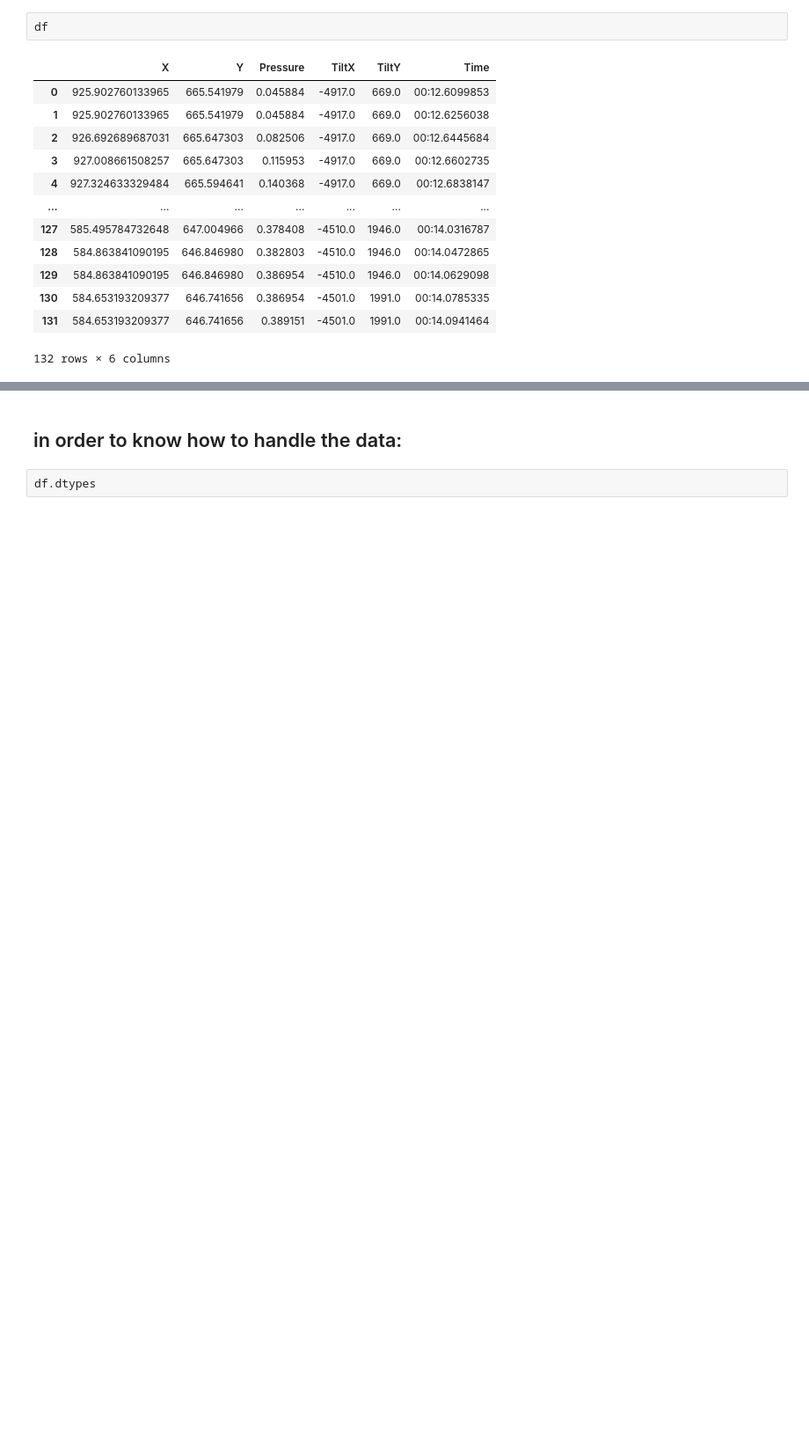
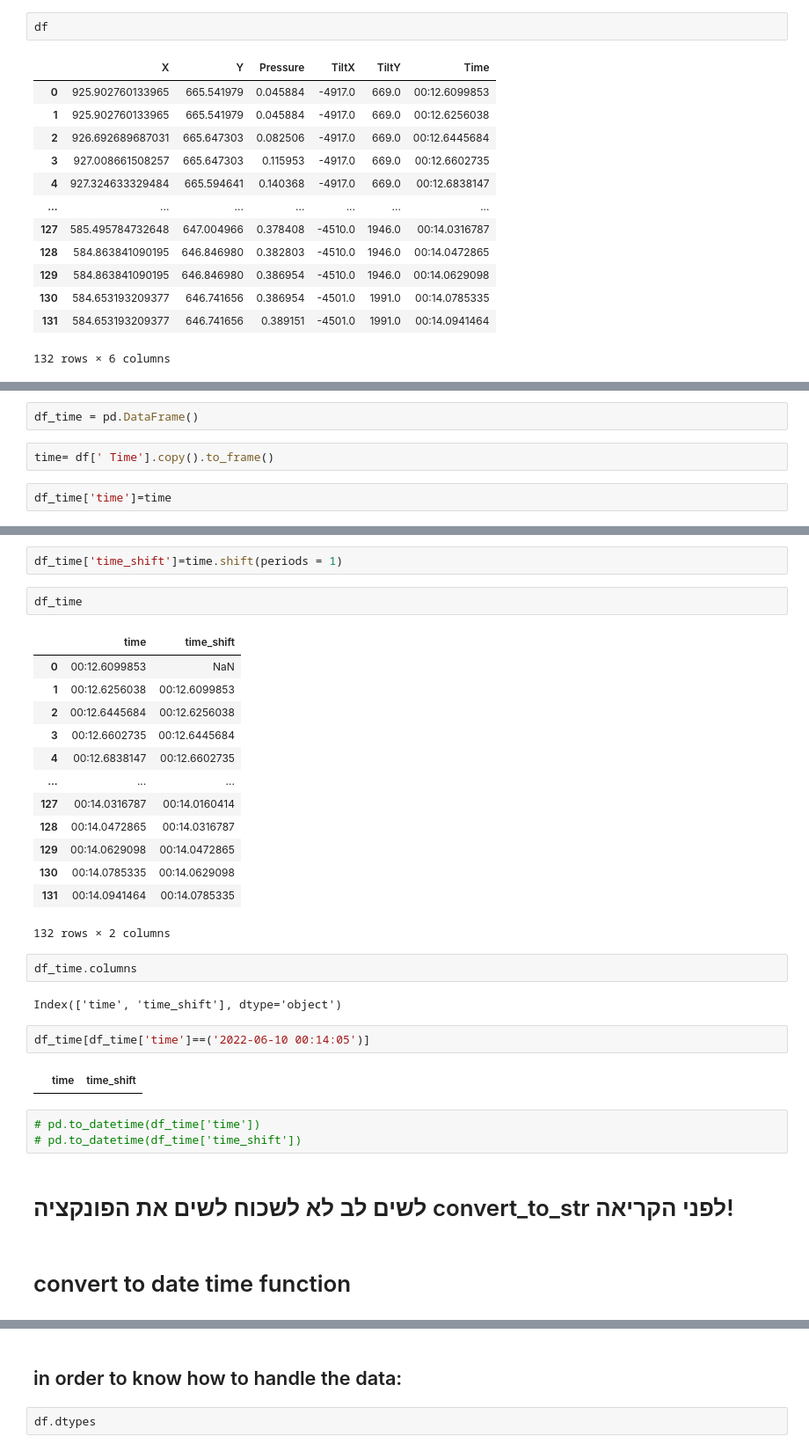
Before and after one commit to BabyBlue555/firstYear_semB_project, a Jupyter notebook: task4.ipynb, the cells around one changed output, grey strips where cells are left out. Shown at 88% size. Drawn from its saved outputs; the diff is of its cells as text; blank space fills up the shorter version.

```diff
--- a/task4.ipynb
+++ b/task4.ipynb
@@ -114,0 +33,6 @@ TypeError: object of type 'NoneType' has no len()
+# %%
+df_time = pd.DataFrame()
+# %%
+time= df[' Time'].copy().to_frame()
+# %%
+df_time['time']=time
@@ -114,0 +55,34 @@ TypeError: object of type 'NoneType' has no len()
+# %%
+df_time['time_shift']=time.shift(periods = 1)
+# %%
+df_time
+# %% [output]
+|  | time | time_shift |
+| 0 | 00:12.6099853 | NaN |
+| 1 | 00:12.6256038 | 00:12.6099853 |
+| 2 | 00:12.6445684 | 00:12.6256038 |
+| 3 | 00:12.6602735 | 00:12.6445684 |
+| 4 | 00:12.6838147 | 00:12.6602735 |
+| ... | ... | ... |
+| 127 | 00:14.0316787 | 00:14.0160414 |
+| 128 | 00:14.0472865 | 00:14.0316787 |
+| 129 | 00:14.0629098 | 00:14.0472865 |
+| 130 | 00:14.0785335 | 00:14.0629098 |
+| 131 | 00:14.0941464 | 00:14.0785335 |
+132 rows × 2 columns
+# %%
+df_time.columns
+# %% [output]
+Index(['time', 'time_shift'], dtype='object')
+# %%
+df_time[df_time['time']==('2022-06-10 00:14:05')]
+# %% [output]
+|  | time | time_shift |
+# %%
+# pd.to_datetime(df_time['time'])
+# pd.to_datetime(df_time['time_shift'])
+# %% [markdown]
+# לשים לב לא לשכוח לשים את הפונקציה convert_to_str לפני הקריאה!
+# %% [markdown]
+
+# convert to date time function
```
Also changed, not shown: parts of 52 cells of this notebook.
